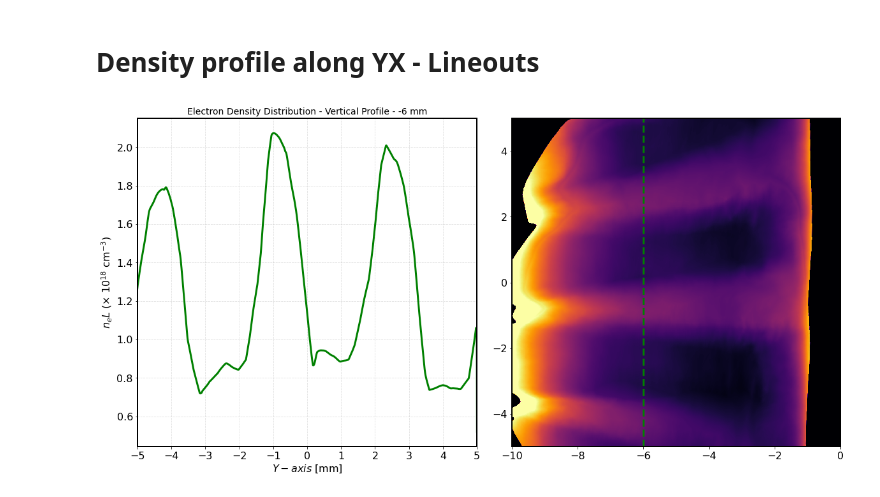
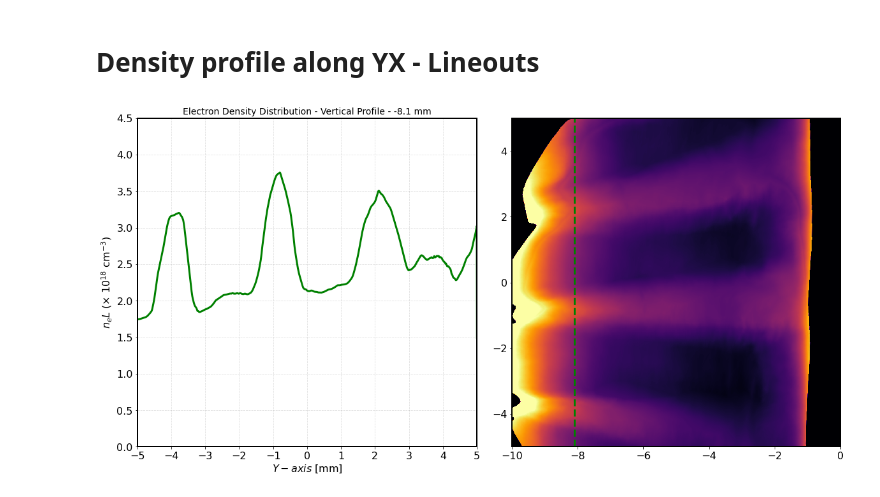
Before and after one commit to stemerlini/Pressure-Balance, a Jupyter notebook: PressureAnalysis .ipynb, the cells around one changed output. Saved outputs shown, nothing was run; the diff lists cells and outputs as text; code cells hidden in the pictures.

```diff
--- a/PressureAnalysis .ipynb
+++ b/PressureAnalysis .ipynb
@@ -173,7 +173,7 @@ if barOn == True:
 # Density profile along YX - Lineouts
 # %%
 w = 0.1
-x_mm = -6
+x_mm = -8.1
 end_532_ne.create_lineout(start = (-5,x_mm), end = (5,x_mm), lineout_width_mm = w)
 # %%
 element = 'W'
@@ -185,31 +185,34 @@ ax0 = fig.add_subplot(grid[0])
 ax1 = fig.add_subplot(grid[1])
 
 for axis in ['top','bottom','left','right']:
     ax0.spines[axis].set_linewidth(2)
     ax1.spines[axis].set_linewidth(2)
 
 
 ax0.tick_params(labelsize=16)
 ax1.tick_params(labelsize=16)
 
 ax0.grid(True, linestyle='--', alpha = 0.4)
 
 
 ax0.plot(end_532_ne.mm, end_532_ne.lo*1e-18, label="x = "+str(x_mm)+" mm", lw=3, c='green')
+
 im = end_532_ne.plot_data_mm(ax=ax1, multiply_by = 1e-18, clim=[0,6])
 ax1.plot([x_mm,x_mm],[-5,5], lw=3, ls='dashed',color='green')
 
 
 ax0.set_xlim([-5,5])
+ax0.set_ylim([0,4.5])
+
 ax0.set_xticks(np.arange(-5,5.1,1))
 
 ax0.set_xlabel(r'$Y-axis$ [mm]', fontsize=16)
 ax0.set_ylabel(r'$n_eL$ ($\times$ 10$^{18}$ cm$^{-3}$)', fontsize=16)
 
 
 ax0.set_title('Electron Density Distribution - Vertical Profile - ' + str(x_mm) + ' mm', fontsize = '14')
 # plt.savefig('neLvertical_'+ str(x_mm) + element + '.png', dpi=330)
 
 fig.tight_layout()
 # %% [output]
-[figure, old version]
+[figure, new version]
```
